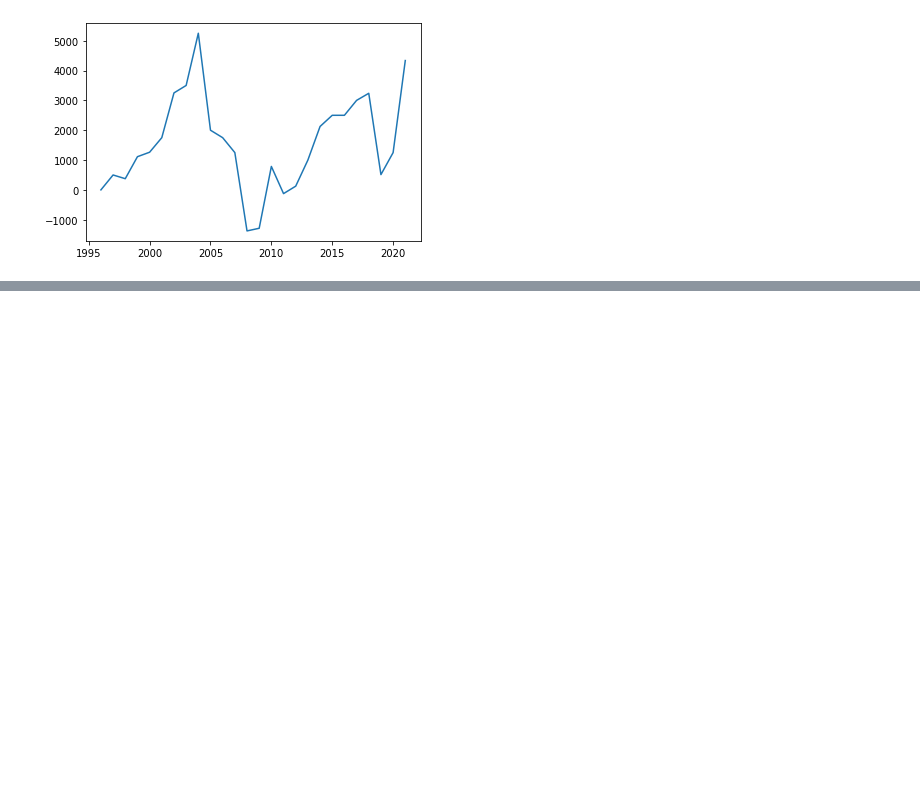
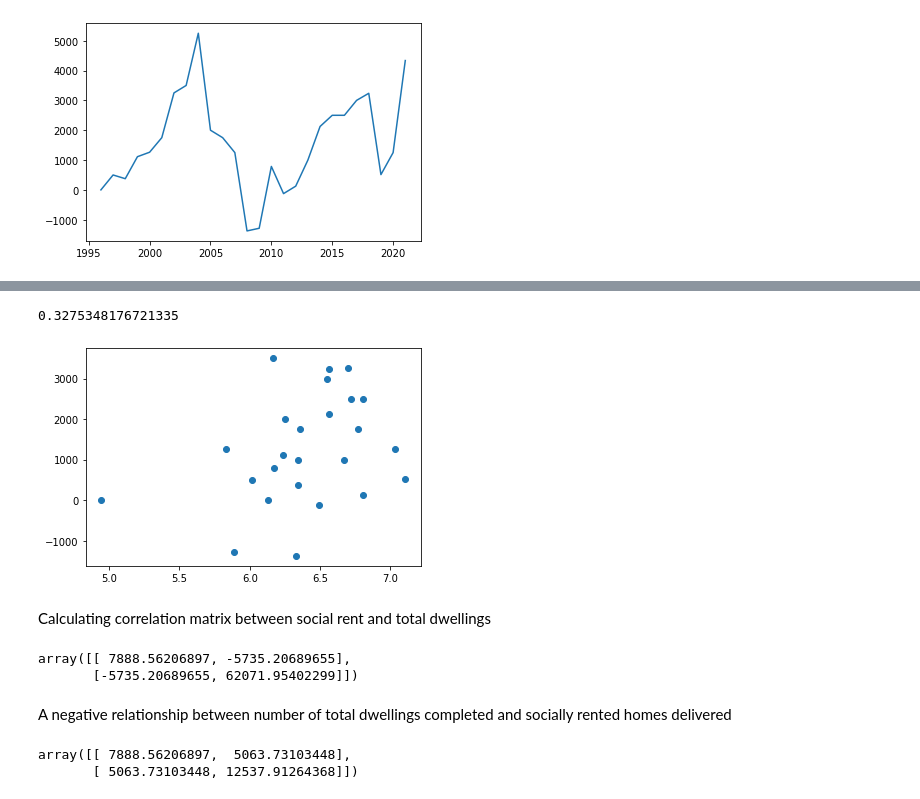
Before and after one commit to potato-bit/RA, a Jupyter notebook: cleaned datasets/analysis.ipynb, the cells around one changed output, grey strips where cells are left out. Saved outputs shown, nothing was run; the diff lists cells and outputs as text; code cells hidden in the pictures; blank space fills up the shorter version.

```diff
--- a/cleaned datasets/analysis.ipynb
+++ b/cleaned datasets/analysis.ipynb
@@ -178,0 +206,7 @@ plt.plot(a,b)
+# %%
+plt.scatter(y3[3:],b)
+corr, _ = pearsonr(y3[5:],b[2:])
+print(corr)
+# %% [output]
+0.3275348176721335
+[figure, added]
@@ -178,0 +215,14 @@ plt.plot(a,b)
+# %% [markdown]
+Calculating correlation matrix between social rent and total dwellings
+# %%
+np.cov(dcov['SR'],dcov['DC_Total'])
+# %% [output]
+array([[ 7888.56206897, -5735.20689655],
+       [-5735.20689655, 62071.95402299]])
+# %% [markdown]
+A negative relationship between number of total dwellings completed and socially rented homes delivered
+# %%
+np.cov(dcov['SR'],dcov['AR'])
+# %% [output]
+array([[ 7888.56206897,  5063.73103448],
+       [ 5063.73103448, 12537.91264368]])
```
Also changed, not shown: parts of 38 cells of this notebook, 2 other files.
